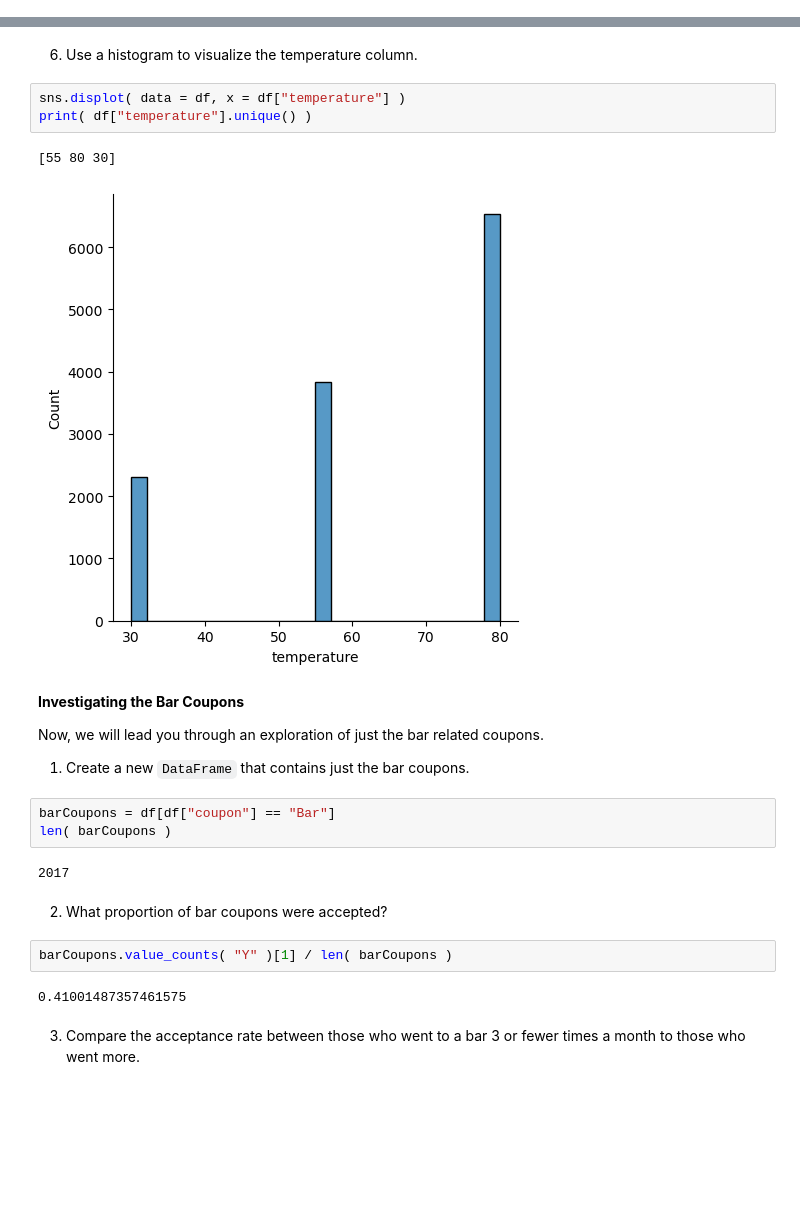
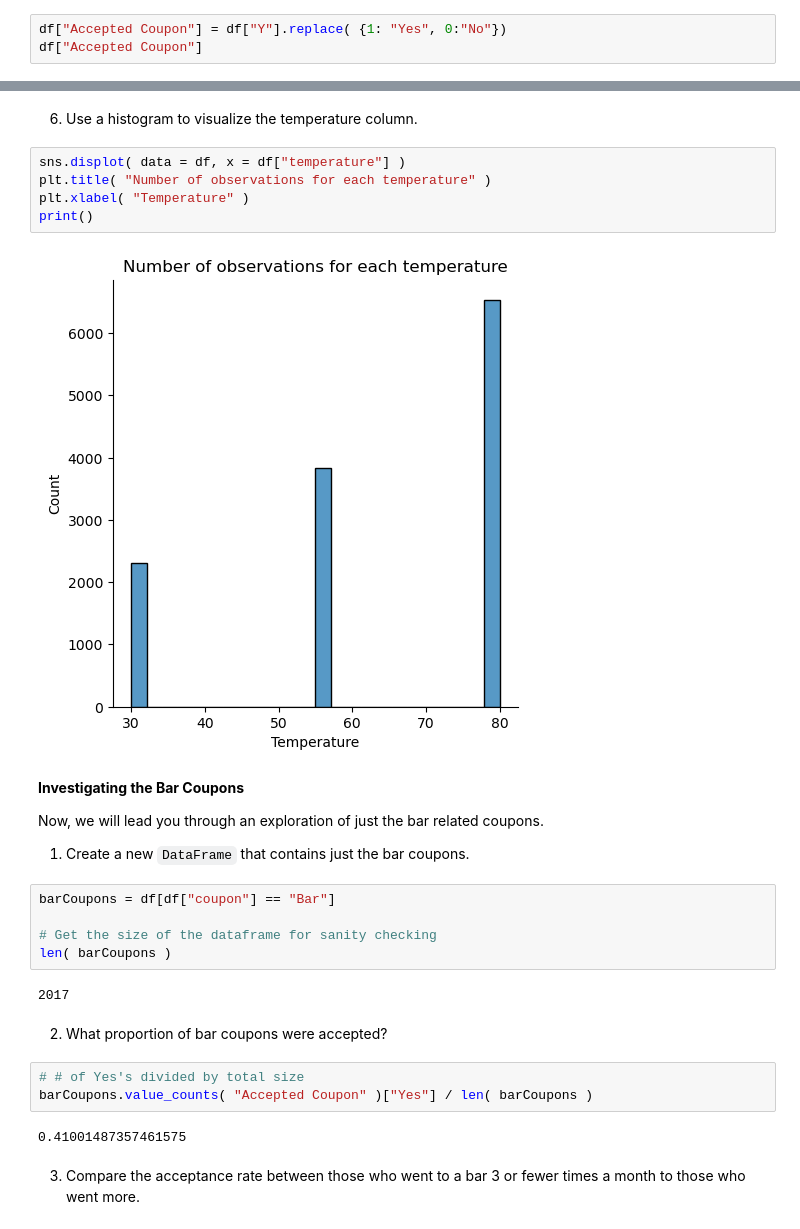
Before and after one commit to DKW2/coupon-acceptance, a Jupyter notebook: CouponAnalysis.ipynb, the cells around one changed output, grey strips where cells are left out. Drawn from its saved outputs; the diff is of its cells as text; blank space fills up the shorter version.

```diff
--- a/CouponAnalysis.ipynb
+++ b/CouponAnalysis.ipynb
@@ -182,0 +189,3 @@ dtype: int64
+# %%
+df["Accepted Coupon"] = df["Y"].replace( {1: "Yes", 0:"No"})
+df["Accepted Coupon"]
@@ -211,10 +228,11 @@ plt.xticks( rotation = 90 )
 6. Use a histogram to visualize the temperature column.
 # %%
 sns.displot( data = df, x = df["temperature"] )
-print( df["temperature"].unique() )
+plt.title( "Number of observations for each temperature" )
+plt.xlabel( "Temperature" )
+print()
 # %% [output]
-[55 80 30]
-[figure, old version]
+[figure, new version]
 # %% [markdown]
 **Investigating the Bar Coupons**
 
@@ -223,14 +241,17 @@ Now, we will lead you through an exploration of just the bar related coupons.
 1. Create a new `DataFrame` that contains just the bar coupons.
 # %%
 barCoupons = df[df["coupon"] == "Bar"]
+
+# Get the size of the dataframe for sanity checking
 len( barCoupons )
 # %% [output]
 2017
 # %% [markdown]
 2. What proportion of bar coupons were accepted?
-# %%
-barCoupons.value_counts( "Y" )[1] / len( barCoupons )
-# %% [output]
-0.41001487357461575
+# %%
+# # of Yes's divided by total size
+barCoupons.value_counts( "Accepted Coupon" )["Yes"] / len( barCoupons )
+# %% [output]
+0.41001487357461575
 # %% [markdown]
 3. Compare the acceptance rate between those who went to a bar 3 or fewer times a month to those who went more.
```
Also changed, not shown: parts of 98 cells of this notebook, 11 other files.
